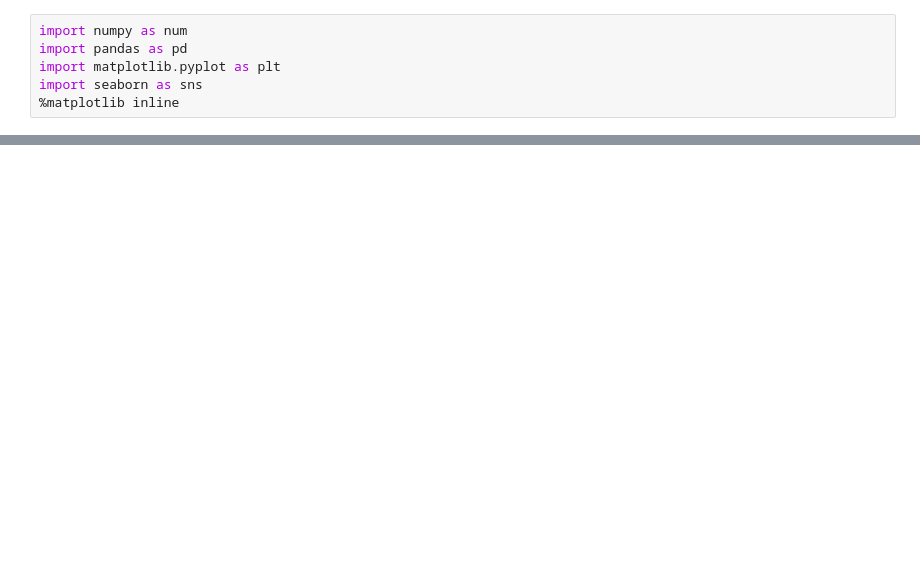
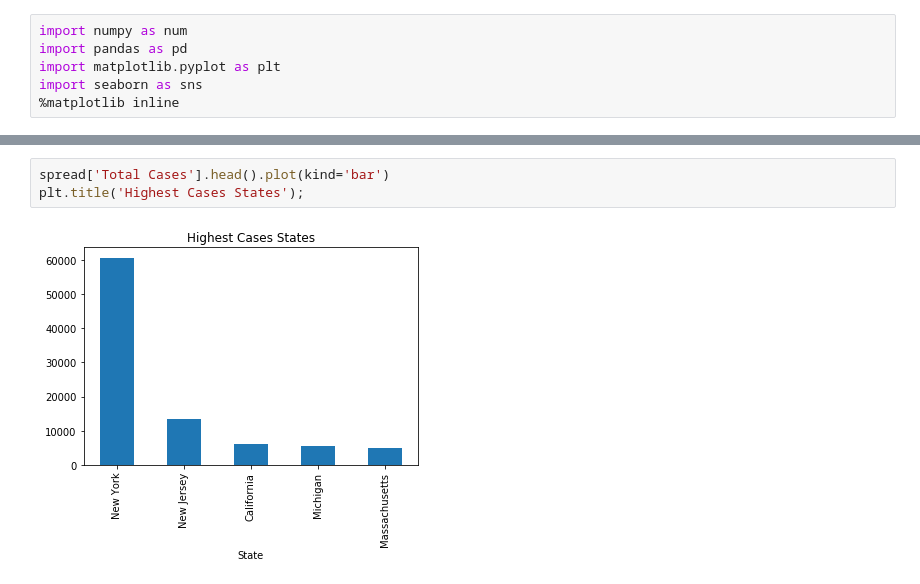
Before and after one commit to kannuri-sravan/covid19_analysis, a Jupyter notebook: covid-19/covid19_usa_hotspot_prediction.ipynb, the cells around one changed output, grey strips where cells are left out. Saved outputs shown, nothing was run; the diff lists cells and outputs as text; blank space fills up the shorter version.

```diff
--- a/covid-19/covid19_usa_hotspot_prediction.ipynb
+++ b/covid-19/covid19_usa_hotspot_prediction.ipynb
@@ -222,0 +165,5 @@ spots[['MedianAge']][:10].plot(kind='bar');
+# %%
+spread['Total Cases'].head().plot(kind='bar')
+plt.title('Highest Cases States');
+# %% [output]
+[figure, added]
```
Also changed, not shown: parts of 78 cells of this notebook, 1 other file.
